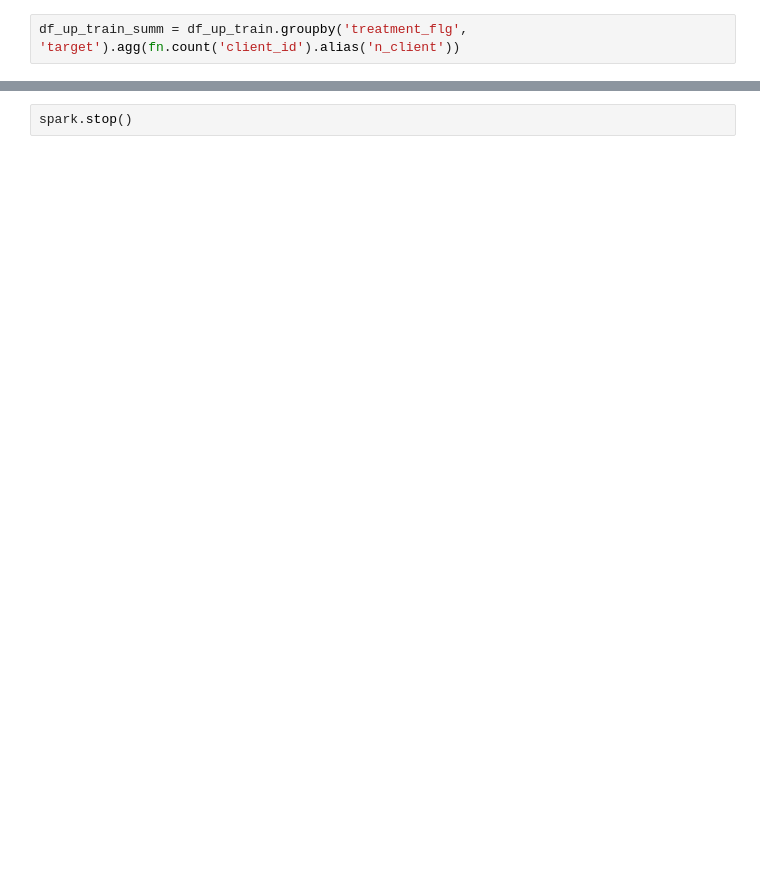
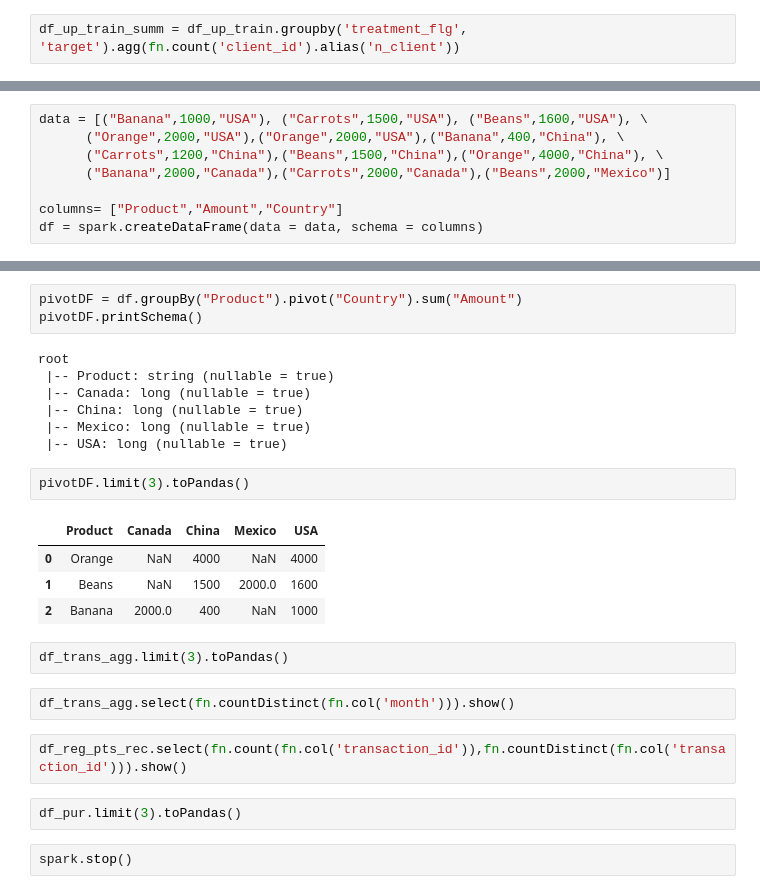
Before and after one commit to adamaulia/Master_thesis, a Jupyter notebook: 0_spark_eda_retail.ipynb, the cells around one changed output, grey strips where cells are left out. Saved outputs shown, nothing was run; the diff lists cells and outputs as text; blank space fills up the shorter version.

```diff
--- a/0_spark_eda_retail.ipynb
+++ b/0_spark_eda_retail.ipynb
@@ -109,0 +413,8 @@ df_up_train_summ.show()
+# %%
+data = [("Banana",1000,"USA"), ("Carrots",1500,"USA"), ("Beans",1600,"USA"), \
+      ("Orange",2000,"USA"),("Orange",2000,"USA"),("Banana",400,"China"), \
+      ("Carrots",1200,"China"),("Beans",1500,"China"),("Orange",4000,"China"), \
+      ("Banana",2000,"Canada"),("Carrots",2000,"Canada"),("Beans",2000,"Mexico")]
+
+columns= ["Product","Amount","Country"]
+df = spark.createDataFrame(data = data, schema = columns)
@@ -110,2 +451,27 @@ df_up_train_summ.show()
+# %%
+pivotDF = df.groupBy("Product").pivot("Country").sum("Amount")
+pivotDF.printSchema()
+# %% [output]
+root
+ |-- Product: string (nullable = true)
+ |-- Canada: long (nullable = true)
+ |-- China: long (nullable = true)
+ |-- Mexico: long (nullable = true)
+ |-- USA: long (nullable = true)
+# %%
+pivotDF.limit(3).toPandas()
+# %% [output]
+|  | Product | Canada | China | Mexico | USA |
+| 0 | Orange | NaN | 4000 | NaN | 4000 |
+| 1 | Beans | NaN | 1500 | 2000.0 | 1600 |
+| 2 | Banana | 2000.0 | 400 | NaN | 1000 |
+# %%
+df_trans_agg.limit(3).toPandas()
+# %%
+df_trans_agg.select(fn.countDistinct(fn.col('month'))).show()
+# %%
+df_reg_pts_rec.select(fn.count(fn.col('transaction_id')),fn.countDistinct(fn.col('transaction_id'))).show()
+# %%
+df_pur.limit(3).toPandas()
 # %%
 spark.stop()
```
Also changed, not shown: parts of 63 cells of this notebook, 4 other files.
